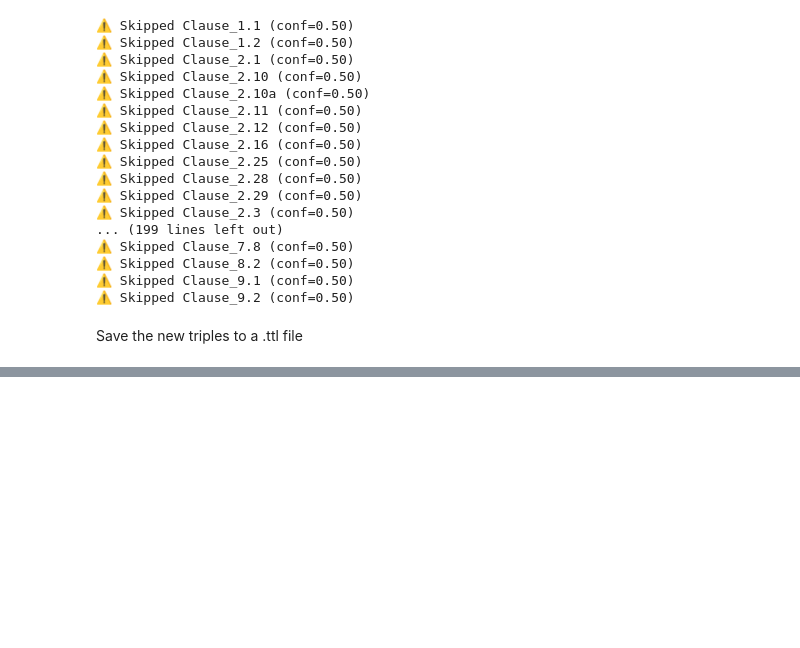
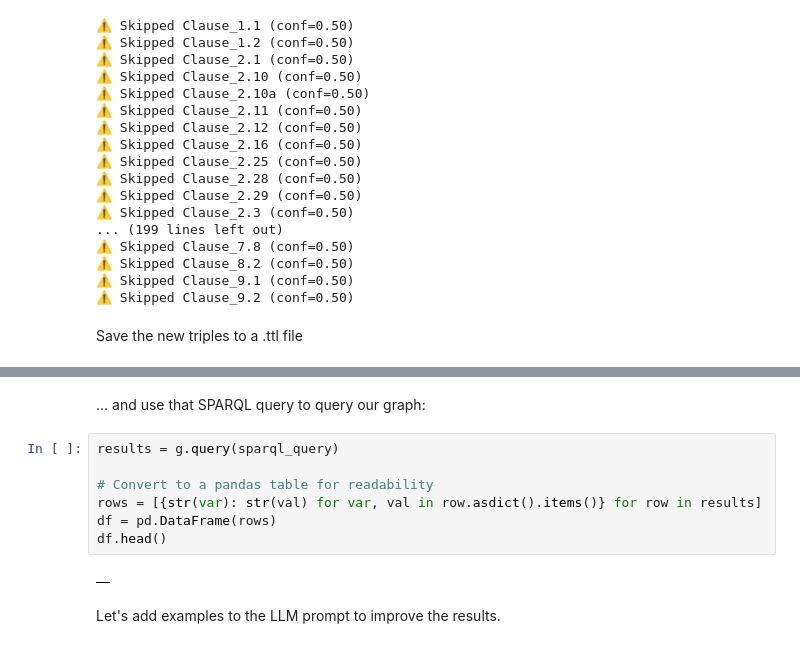
Before and after one commit to AlexDonkers/ISBECodingCafe, a Jupyter notebook: Notebook.ipynb, the cells around one changed output, grey strips where cells are left out. Saved outputs shown, nothing was run; the diff lists cells and outputs as text; blank space fills up the shorter version.

```diff
--- a/Notebook.ipynb
+++ b/Notebook.ipynb
@@ -401,0 +566,13 @@ files.download("FireRegulations_themes_only.ttl")
+# %% [markdown]
+... and use that SPARQL query to query our graph:
+# %%
+results = g.query(sparql_query)
+
+# Convert to a pandas table for readability
+rows = [{str(var): str(val) for var, val in row.asdict().items()} for row in results]
+df = pd.DataFrame(rows)
+df.head()
+# %% [output]
+|  |
+# %% [markdown]
+Let's add examples to the LLM prompt to improve the results.
```
Also changed, not shown: parts of 25 cells of this notebook.
